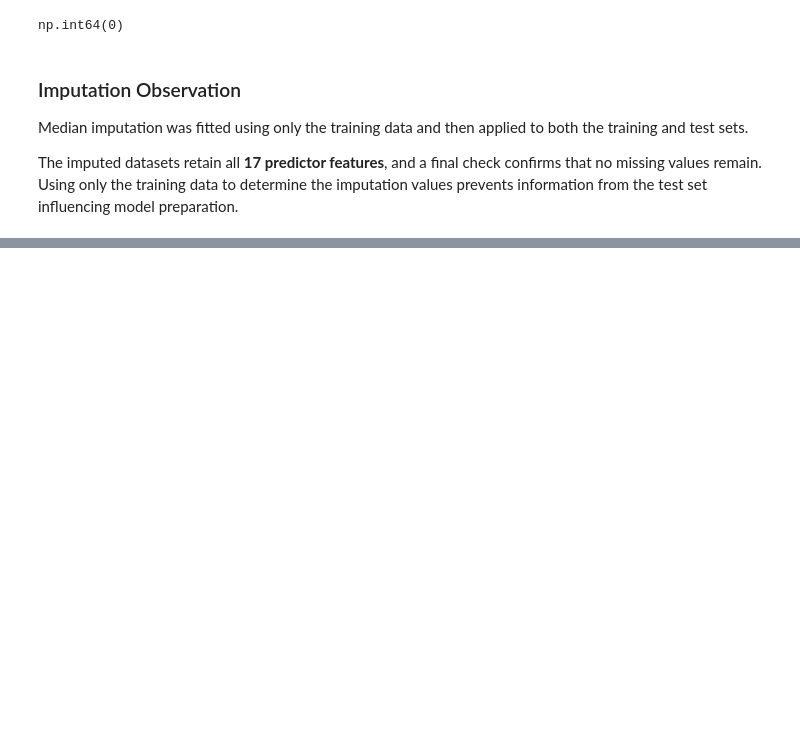
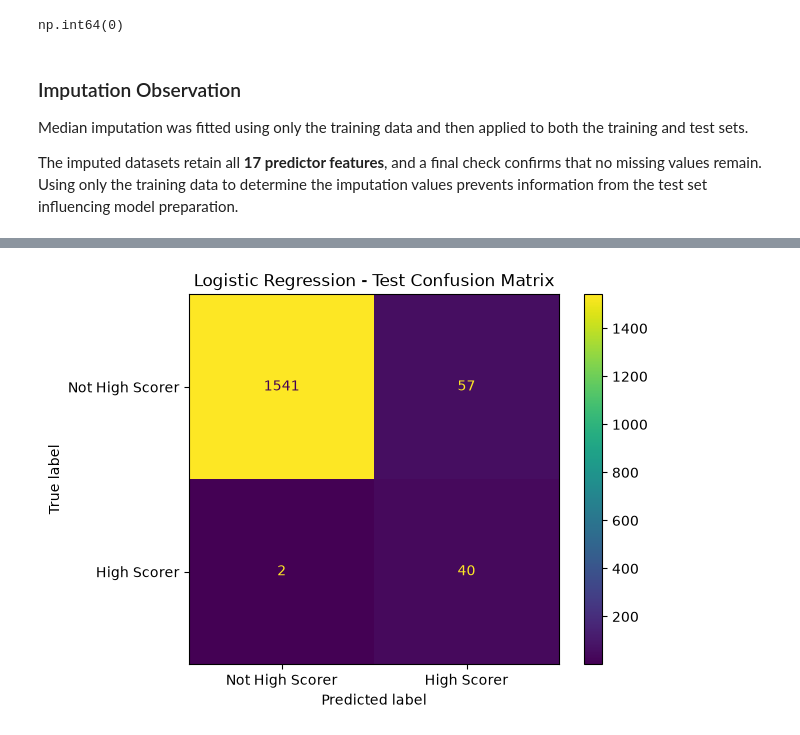
Before and after one commit to garethrogers28/premier-league-predictor, a Jupyter notebook: jupyter_notebooks/05_Model_Development.ipynb, the cells around one changed output, grey strips where cells are left out. Cells and saved outputs as stored; diff of their text form; code cells hidden in the pictures; blank space fills up the shorter version.

```diff
--- a/jupyter_notebooks/05_Model_Development.ipynb
+++ b/jupyter_notebooks/05_Model_Development.ipynb
@@ -209,0 +301,10 @@ The imputed datasets retain all **17 predictor features**, and a final check con
+# %%
+ConfusionMatrixDisplay(
+    confusion_matrix=test_cm_logistic,
+    display_labels=["Not High Scorer", "High Scorer"]
+).plot()
+
+plt.title("Logistic Regression - Test Confusion Matrix")
+plt.show()
+# %% [output]
+[figure, added]
```
Also changed, not shown: parts of 16 cells of this notebook.
